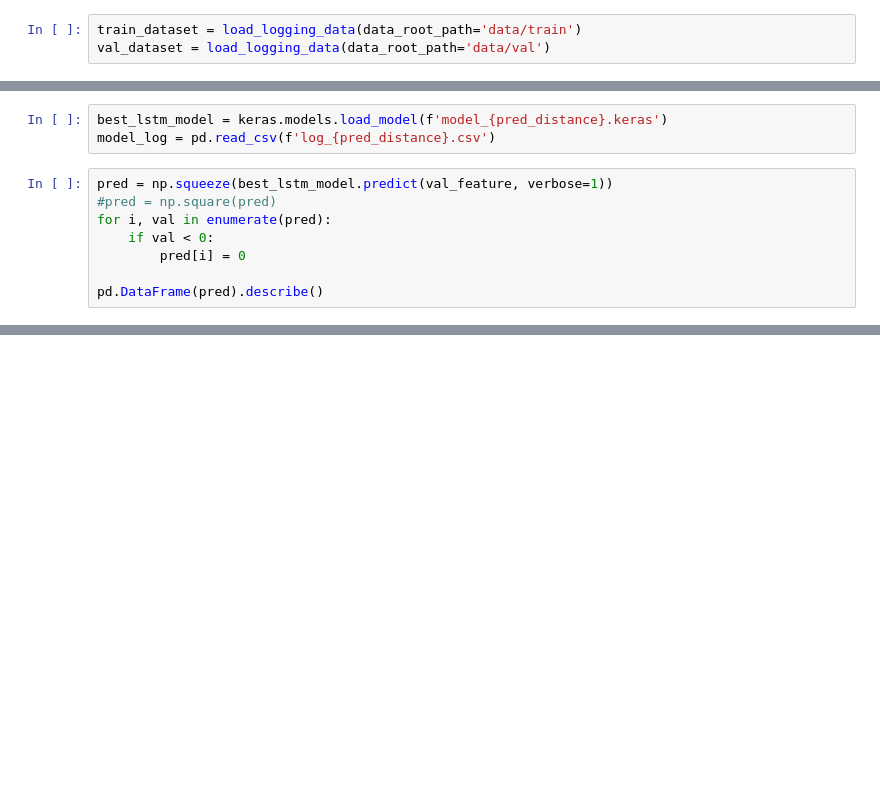
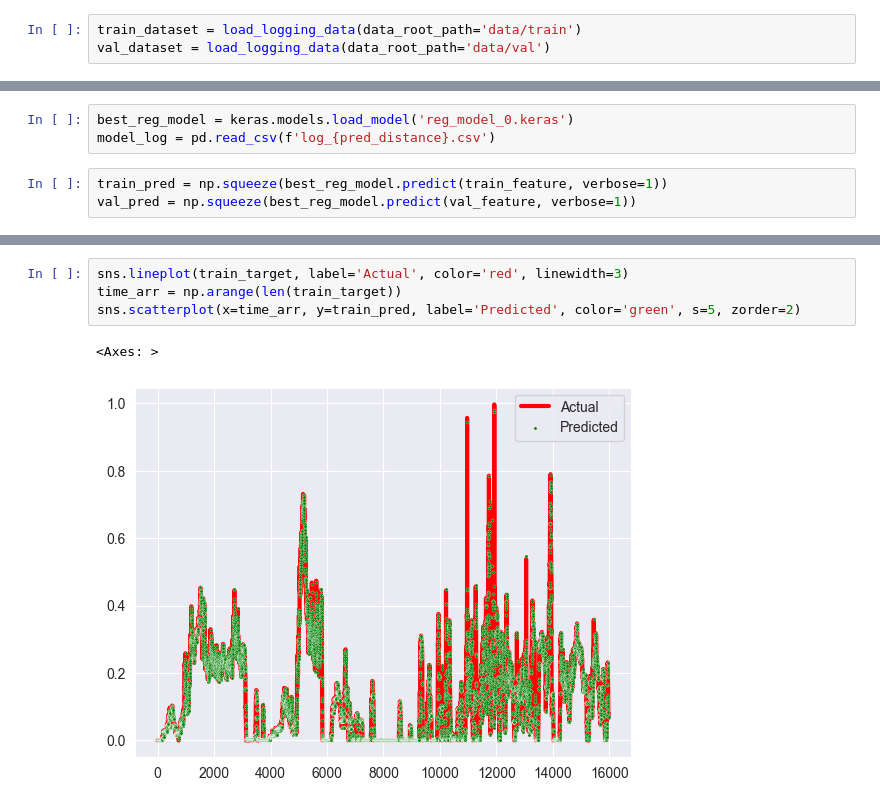
Before and after one commit to jinbeomjeong/forecast_pile_driver_load, a Jupyter notebook: create_forecast_model.ipynb, the cells around one changed output, grey strips where cells are left out. Cells and saved outputs as stored; diff of their text form; blank space fills up the shorter version.

```diff
--- a/create_forecast_model.ipynb
+++ b/create_forecast_model.ipynb
@@ -162,14 +176,9 @@ lstm_model.fit(x=train_feature, y=train_target, validation_data=(val_feature, va
 # %% [output]
 <keras.callbacks.History at 0x...>
 # %%
-best_lstm_model = keras.models.load_model(f'model_{pred_distance}.keras')
+best_reg_model = keras.models.load_model('reg_model_0.keras')
 model_log = pd.read_csv(f'log_{pred_distance}.csv')
 # %%
-pred = np.squeeze(best_lstm_model.predict(val_feature, verbose=1))
-#pred = np.square(pred)
-for i, val in enumerate(pred):
-    if val < 0:
-        pred[i] = 0
-
-pd.DataFrame(pred).describe()
+train_pred = np.squeeze(best_reg_model.predict(train_feature, verbose=1))
+val_pred = np.squeeze(best_reg_model.predict(val_feature, verbose=1))
 # %% [output]
@@ -185,0 +187,7 @@ pd.DataFrame(pred).describe()
+# %%
+sns.lineplot(train_target, label='Actual', color='red', linewidth=3)
+time_arr = np.arange(len(train_target))
+sns.scatterplot(x=time_arr, y=train_pred, label='Predicted', color='green', s=5, zorder=2)
+# %% [output]
+<Axes: >
+[figure, added]
```
Also changed, not shown: parts of 58 cells of this notebook, 3 other files.
